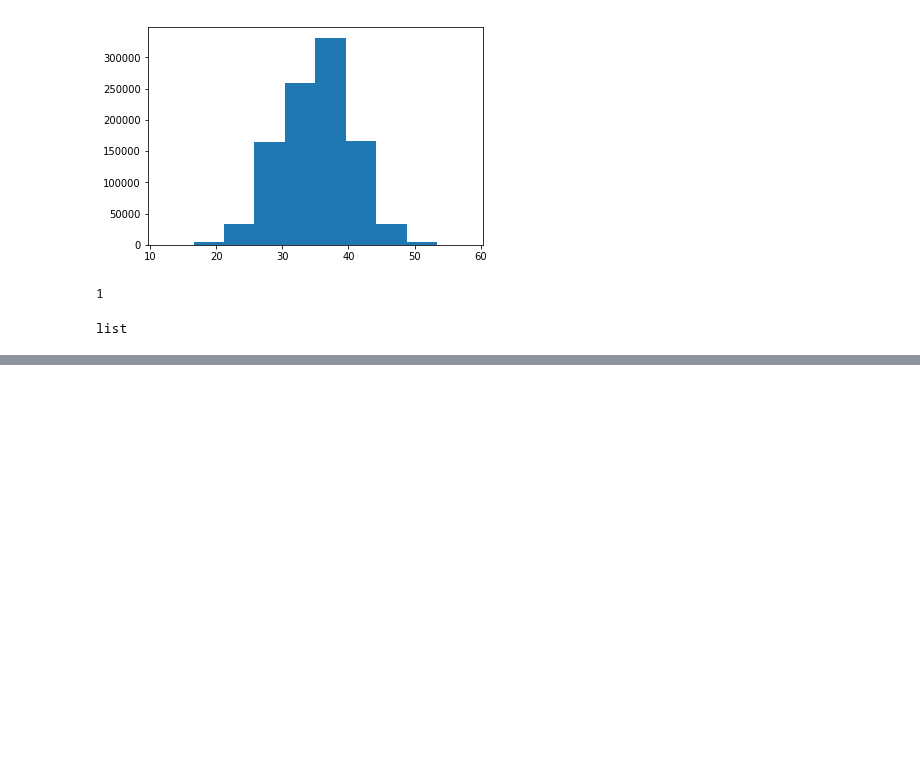
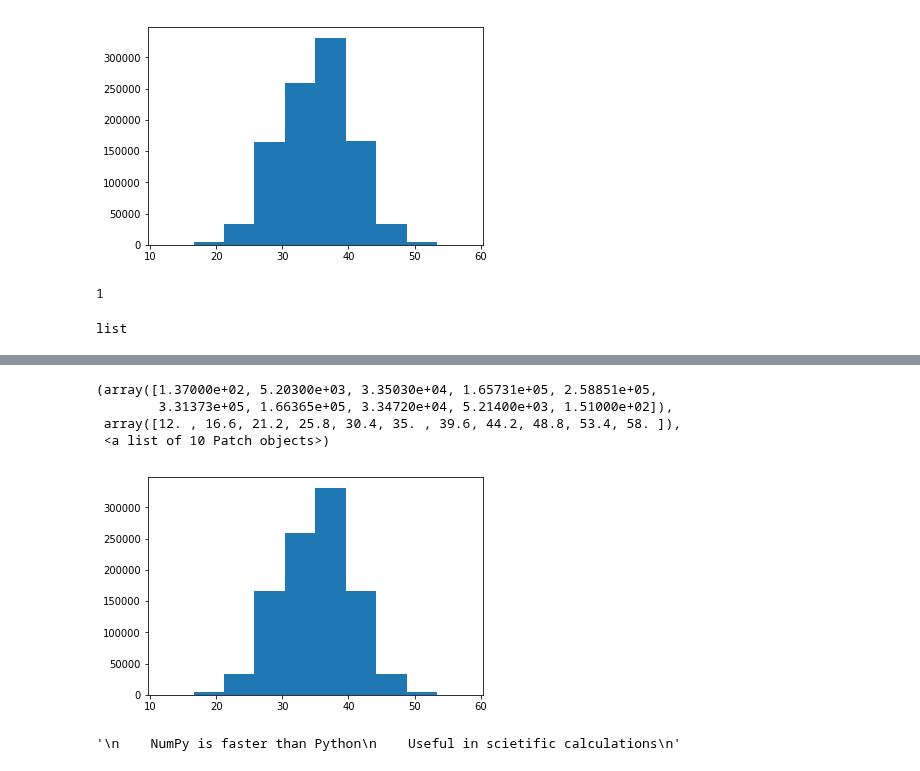
Before and after one commit to udaytak/Edx_PythonForResearch, a Jupyter notebook: CW2.ipynb, the cells around one changed output, grey strips where cells are left out. Saved outputs shown, nothing was run; the diff lists cells and outputs as text; code cells hidden in the pictures; blank space fills up the shorter version.

```diff
--- a/CW2.ipynb
+++ b/CW2.ipynb
@@ -1400,0 +1542,17 @@ list
+# %%
+X= np.random.randint(1,7,(1000000,10))
+y = np.sum(X, axis=1)
+plt.hist(y)
+# %% [output]
+(array([1.37000e+02, 5.20300e+03, 3.35030e+04, 1.65731e+05, 2.58851e+05,
+        3.31373e+05, 1.66365e+05, 3.34720e+04, 5.21400e+03, 1.51000e+02]),
+ array([12. , 16.6, 21.2, 25.8, 30.4, 35. , 39.6, 44.2, 48.8, 53.4, 58. ]),
+ <a list of 10 Patch objects>)
+[figure, added]
+# %%
+'''
+    NumPy is faster than Python
+    Useful in scietific calculations
+'''
+# %% [output]
+'\n    NumPy is faster than Python\n    Useful in scietific calculations\n'
```
Also changed, not shown: parts of 33 cells of this notebook.
